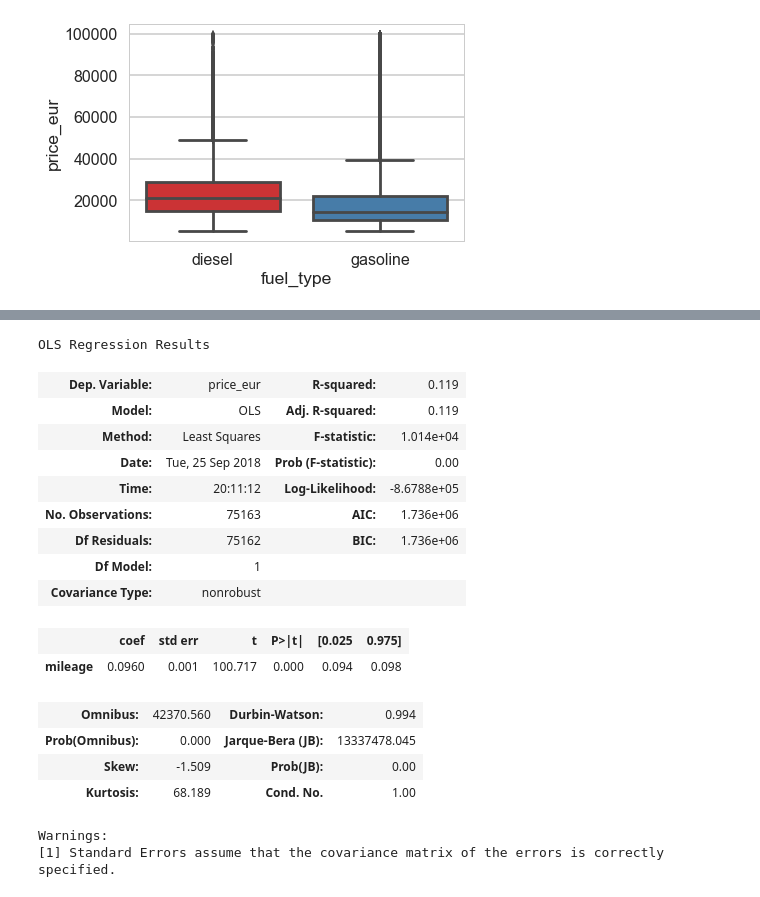
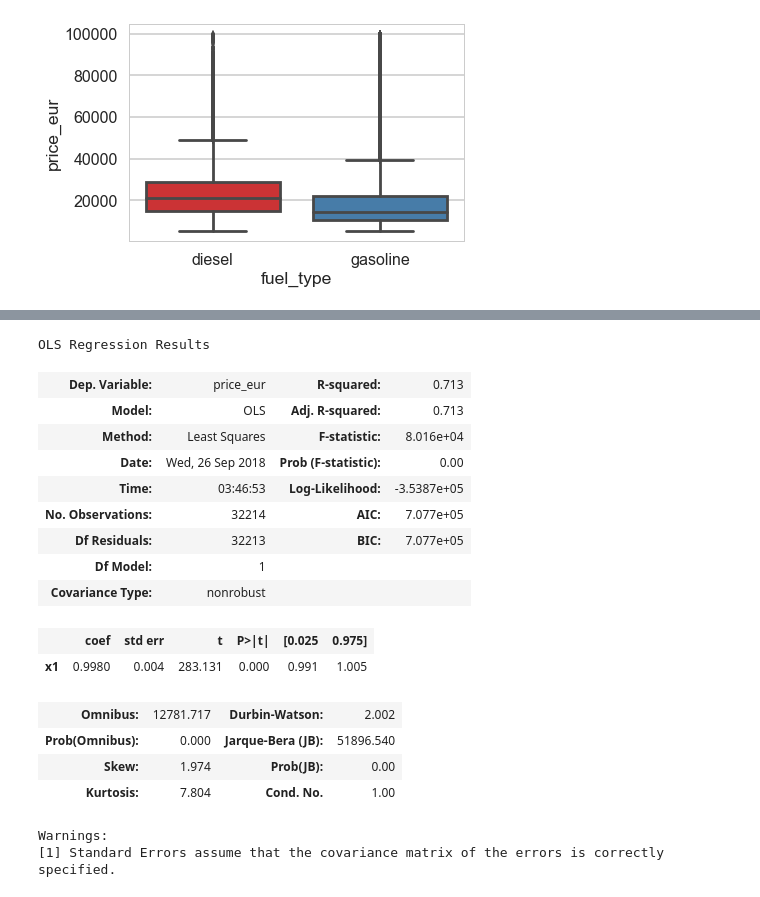
Before and after one commit to Supreethamg/CMPE257_ML, a Jupyter notebook: Linear Regression/cars_analysis_assignment_3.ipynb, the cells around one changed output, grey strips where cells are left out. Saved outputs shown, nothing was run; the diff lists cells and outputs as text; code cells hidden in the pictures.

```diff
--- a/Linear Regression/cars_analysis_assignment_3.ipynb
+++ b/Linear Regression/cars_analysis_assignment_3.ipynb
@@ -31,7 +30,7 @@ import seaborn as sns
 sns.set_style("whitegrid")
 sns.set_context("poster")
 # %%
-data1 = pd.read_csv(r'/Users/Supreetha/Downloads/UsedCarMaster.csv')
+data1 = pd.read_csv('C:/Users/Supreetha/Box Sync/MSSE/THIRD_SEM/257_ML/datasets/UsedCarMaster.csv')
 df1 = data1.dropna(subset=['maker'])
 # %%
 data1.head()
@@ -220,31 +288,34 @@ See the caveats in the documentation: http://pandas.pydata.org/pandas-docs/stabl
 # %%
-#Predicts the car price using only the mileage with an accuracy of 99.01%
+#Predicts the car price using  age of car and price.
+np.random.seed(1)
+df_standard = data1_subset_cleaned[['AgeOfCar', 'price_eur']]
+
 lm  = LinearRegression()
-X = data1_subset_cleaned[['mileage']]
+X = data1_subset_cleaned[['AgeOfCar']]
 Y = data1_subset_cleaned['price_eur']
 X_train, X_test, Y_train, Y_test  = train_test_split(X, Y , test_size = 0.3)
 lm.fit(X_train, Y_train)
 Y_pred = lm.predict(X_test)
 
-model = sm.OLS(Y_train, X_train)
+model = sm.OLS(Y_test,Y_pred)
 result = model.fit()
 result.summary()
 # %% [output]
 OLS Regression Results
-| Dep. Variable: | price_eur | R-squared: | 0.119 |
-| Model: | OLS | Adj. R-squared: | 0.119 |
-| Method: | Least Squares | F-statistic: | 1.014e+04 |
-| Date: | Tue, 25 Sep 2018 | Prob (F-statistic): | 0.00 |
-| Time: | 20:11:12 | Log-Likelihood: | -8.6788e+05 |
-| No. Observations: | 75163 | AIC: | 1.736e+06 |
-| Df Residuals: | 75162 | BIC: | 1.736e+06 |
+| Dep. Variable: | price_eur | R-squared: | 0.713 |
+| Model: | OLS | Adj. R-squared: | 0.713 |
+| Method: | Least Squares | F-statistic: | 8.016e+04 |
+| Date: | Wed, 26 Sep 2018 | Prob (F-statistic): | 0.00 |
+| Time: | 03:46:53 | Log-Likelihood: | -3.5387e+05 |
+| No. Observations: | 32214 | AIC: | 7.077e+05 |
+| Df Residuals: | 32213 | BIC: | 7.077e+05 |
 | Df Model: | 1 |  |  |
 | Covariance Type: | nonrobust |  |  |
 |  | coef | std err | t | P>|t| | [0.025 | 0.975] |
-| mileage | 0.0960 | 0.001 | 100.717 | 0.000 | 0.094 | 0.098 |
+| x1 | 0.9980 | 0.004 | 283.131 | 0.000 | 0.991 | 1.005 |
-| Omnibus: | 42370.560 | Durbin-Watson: | 0.994 |
-| Prob(Omnibus): | 0.000 | Jarque-Bera (JB): | 13337478.045 |
-| Skew: | -1.509 | Prob(JB): | 0.00 |
-| Kurtosis: | 68.189 | Cond. No. | 1.00 |
+| Omnibus: | 12781.717 | Durbin-Watson: | 2.002 |
+| Prob(Omnibus): | 0.000 | Jarque-Bera (JB): | 51896.540 |
+| Skew: | 1.974 | Prob(JB): | 0.00 |
+| Kurtosis: | 7.804 | Cond. No. | 1.00 |
 Warnings:
 [1] Standard Errors assume that the covariance matrix of the errors is correctly specified.
```
Also changed, not shown: parts of 36 cells of this notebook.
